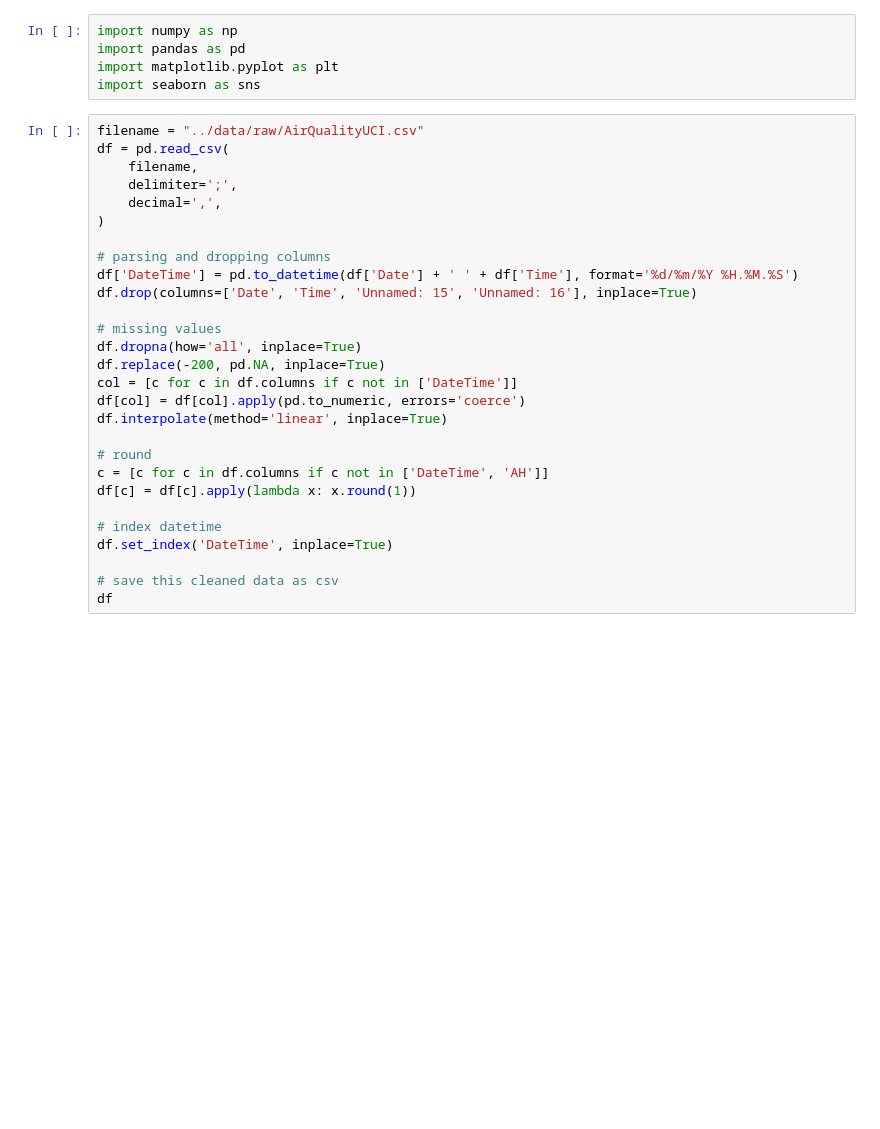
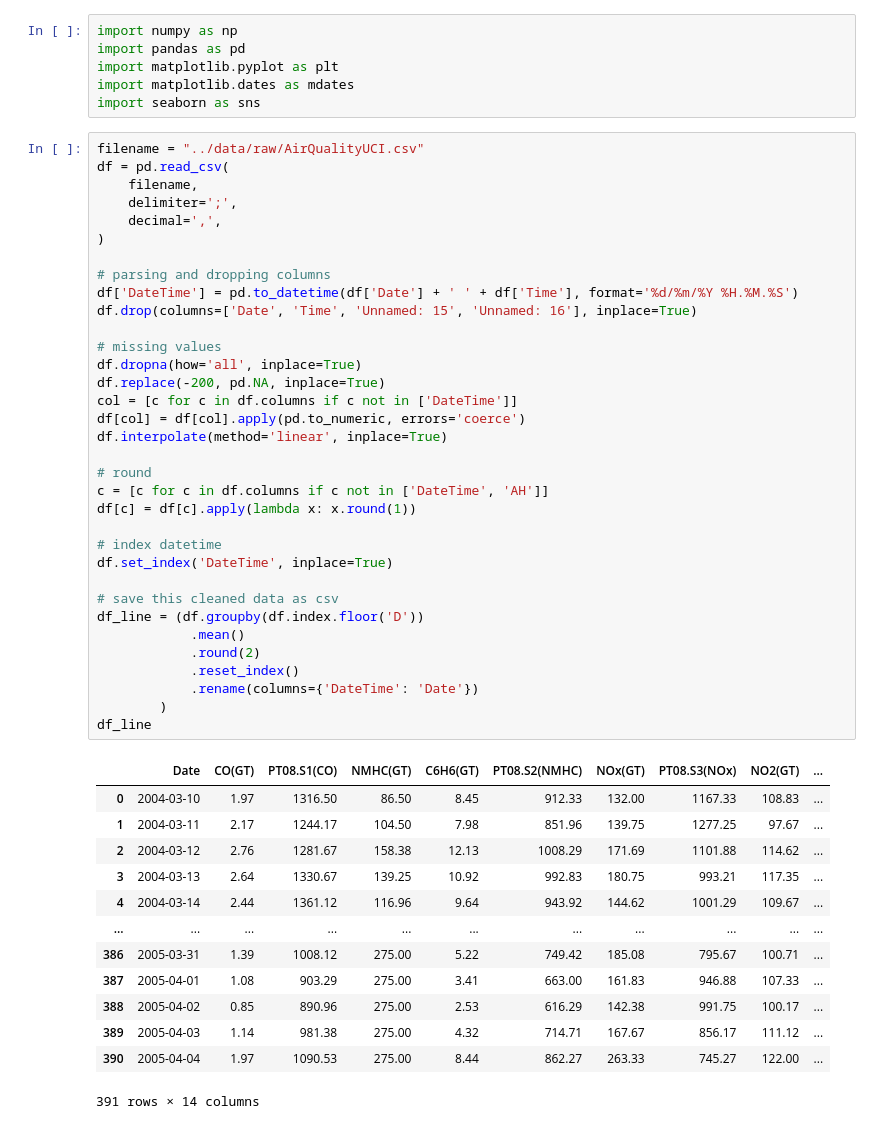
Before and after one commit to KrisSelvarin/air-quality-analyzer, a Jupyter notebook: notebooks/experiment.ipynb, the cells around one changed output. Drawn from its saved outputs; the diff is of its cells as text; blank space fills up the shorter version.

```diff
--- a/notebooks/experiment.ipynb
+++ b/notebooks/experiment.ipynb
@@ -2,33 +2,54 @@
 import numpy as np
 import pandas as pd
 import matplotlib.pyplot as plt
+import matplotlib.dates as mdates
 import seaborn as sns
 # %%
 filename = "../data/raw/AirQualityUCI.csv"
 df = pd.read_csv(
     filename,
     delimiter=';',
     decimal=',',
 )
 
 # parsing and dropping columns
 df['DateTime'] = pd.to_datetime(df['Date'] + ' ' + df['Time'], format='%d/%m/%Y %H.%M.%S')
 df.drop(columns=['Date', 'Time', 'Unnamed: 15', 'Unnamed: 16'], inplace=True)
 
 # missing values
 df.dropna(how='all', inplace=True)
 df.replace(-200, pd.NA, inplace=True)
 col = [c for c in df.columns if c not in ['DateTime']]
 df[col] = df[col].apply(pd.to_numeric, errors='coerce')
 df.interpolate(method='linear', inplace=True)
 
 # round
 c = [c for c in df.columns if c not in ['DateTime', 'AH']]
 df[c] = df[c].apply(lambda x: x.round(1))
 
 # index datetime
 df.set_index('DateTime', inplace=True)
 
 # save this cleaned data as csv
-df
+df_line = (df.groupby(df.index.floor('D'))
+            .mean()
+            .round(2)
+            .reset_index()
+            .rename(columns={'DateTime': 'Date'})
+        )
+df_line
+# %% [output]
+|  | Date | CO(GT) | PT08.S1(CO) | NMHC(GT) | C6H6(GT) | PT08.S2(NMHC) | NOx(GT) | PT08.S3(NOx) | NO2(GT) | ... |
+| 0 | 2004-03-10 | 1.97 | 1316.50 | 86.50 | 8.45 | 912.33 | 132.00 | 1167.33 | 108.83 | ... |
+| 1 | 2004-03-11 | 2.17 | 1244.17 | 104.50 | 7.98 | 851.96 | 139.75 | 1277.25 | 97.67 | ... |
+| 2 | 2004-03-12 | 2.76 | 1281.67 | 158.38 | 12.13 | 1008.29 | 171.69 | 1101.88 | 114.62 | ... |
+| 3 | 2004-03-13 | 2.64 | 1330.67 | 139.25 | 10.92 | 992.83 | 180.75 | 993.21 | 117.35 | ... |
+| 4 | 2004-03-14 | 2.44 | 1361.12 | 116.96 | 9.64 | 943.92 | 144.62 | 1001.29 | 109.67 | ... |
+| ... | ... | ... | ... | ... | ... | ... | ... | ... | ... | ... |
+| 386 | 2005-03-31 | 1.39 | 1008.12 | 275.00 | 5.22 | 749.42 | 185.08 | 795.67 | 100.71 | ... |
+| 387 | 2005-04-01 | 1.08 | 903.29 | 275.00 | 3.41 | 663.00 | 161.83 | 946.88 | 107.33 | ... |
+| 388 | 2005-04-02 | 0.85 | 890.96 | 275.00 | 2.53 | 616.29 | 142.38 | 991.75 | 100.17 | ... |
+| 389 | 2005-04-03 | 1.14 | 981.38 | 275.00 | 4.32 | 714.71 | 167.67 | 856.17 | 111.12 | ... |
+| 390 | 2005-04-04 | 1.97 | 1090.53 | 275.00 | 8.44 | 862.27 | 263.33 | 745.27 | 122.00 | ... |
+391 rows × 14 columns
 # %%
```
Also changed, not shown: parts of 1 cell of this notebook, 10 other files.
